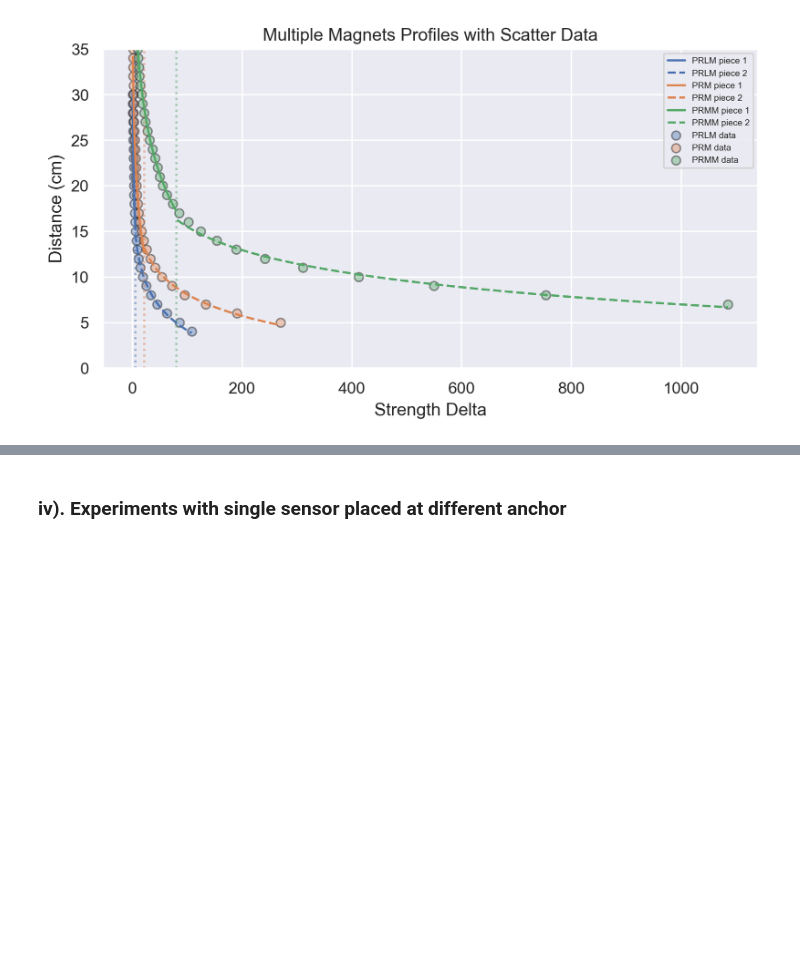
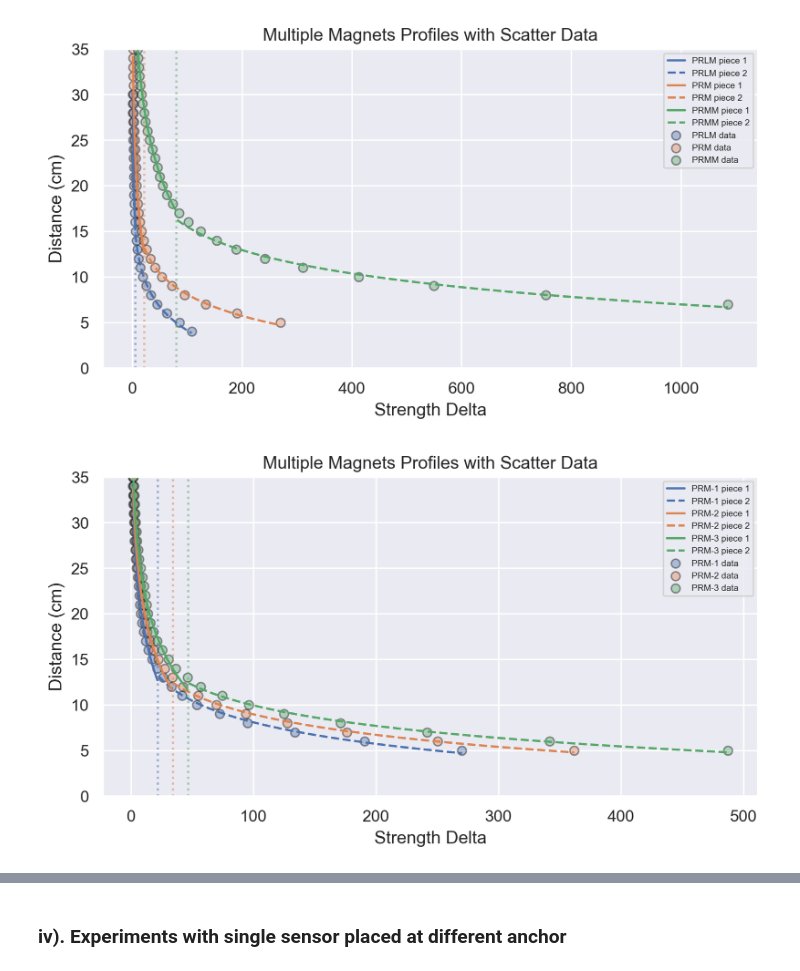
Before and after one commit to CodyWangYaohui/EcoMAT, a Jupyter notebook: data_analysis/multi-lateration-for-magnet-localisation.ipynb, the cells around one changed output, grey strips where cells are left out. Saved outputs shown, nothing was run; the diff lists cells and outputs as text; code cells hidden in the pictures; blank space fills up the shorter version.

```diff
--- a/data_analysis/multi-lateration-for-magnet-localisation.ipynb
+++ b/data_analysis/multi-lateration-for-magnet-localisation.ipynb
@@ -882,6 +882,28 @@ scatter_data = [(prlm_strengths, prlm_distances), (prm_strengths, prm_distances)
 plot_piecewise_log_functions(data, scatter_data)
 # %% [output]
 [figure]
+# %%
+
+
+
+
+# Example usage
+data = [
+    ['PRM-1', prm_1_profile],
+    ['PRM-2', prm_2_profile],
+    ['PRM-3', prm_3_profile]
+]
+# Retrieve data and fits
+base_dir = "./../data/mar-27-prlm-prm-prmm-strength-dist-corr-re-gather/"
+prm_1_strengths, prm_1_distances = analyze_magnet_correlation(base_dir + "mar-27-prm-1-1.0cm-resolution-corr-regather.txt", magnet_type='PRM')
+prm_2_strengths, prm_2_distances = analyze_magnet_correlation(base_dir + "mar-27-prm-2-1.0cm-resolution-corr-regather.txt", magnet_type='PRM')
+prm_3_strengths, prm_3_distances = analyze_magnet_correlation(base_dir + "mar-27-prm-3-1.0cm-resolution-corr-regather.txt", magnet_type='PRM')
+
+scatter_data = [(prm_1_strengths, prm_1_distances), (prm_2_strengths, prm_2_distances), (prm_3_strengths, prm_3_distances)]
+
+plot_piecewise_log_functions(data, scatter_data)
+# %% [output]
+[figure, added]
 # %%
 def plot(data_input, gradients, stability_change_stamps, placement_stamps, removal_stamps):
 
```
Also changed, not shown: parts of 4 cells of this notebook, 19 other files.
